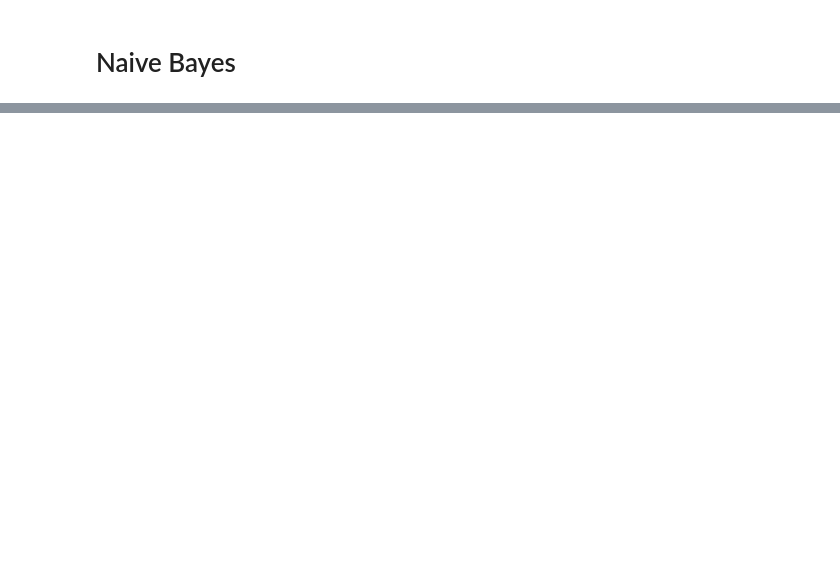
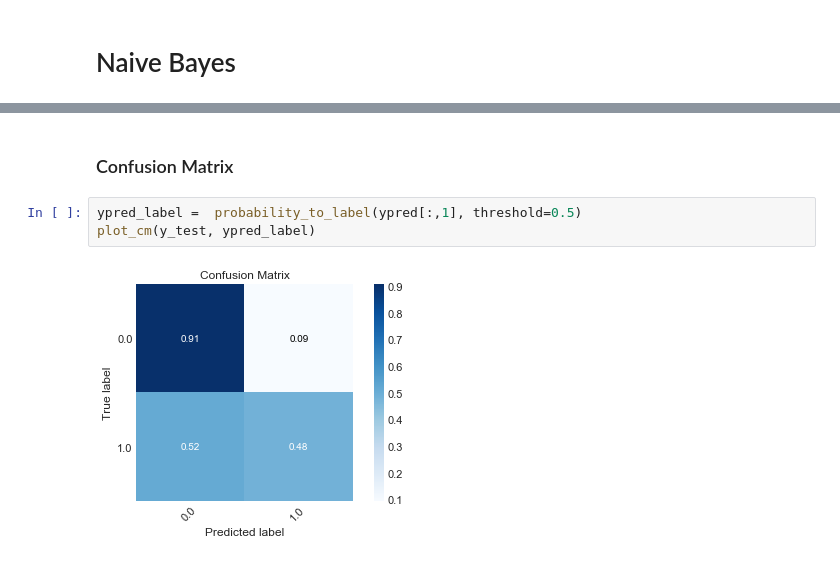
Before and after one commit to NicolasHu11/Short-Long-Term-Mortality-Prediction, a Jupyter notebook: Process Books/Gaussian Naive Bayes 30 days Mortality.ipynb, the cells around one changed output, grey strips where cells are left out. Cells and saved outputs as stored; diff of their text form; blank space fills up the shorter version.

```diff
--- a/Process Books/Gaussian Naive Bayes 30 days Mortality.ipynb
+++ b/Process Books/Gaussian Naive Bayes 30 days Mortality.ipynb
@@ -318,0 +178,7 @@ print(x)
+# %% [markdown]
+### Confusion Matrix
+# %%
+ypred_label =  probability_to_label(ypred[:,1], threshold=0.5)
+plot_cm(y_test, ypred_label)
+# %% [output]
+[figure, added]
```
Also changed, not shown: parts of 53 cells of this notebook, 2 other files.
